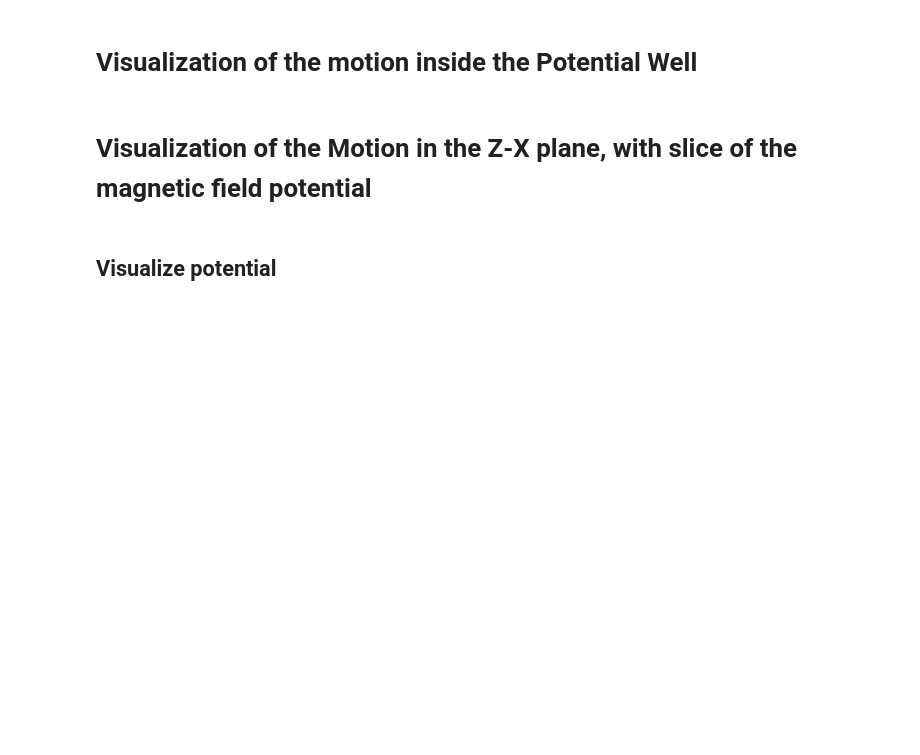
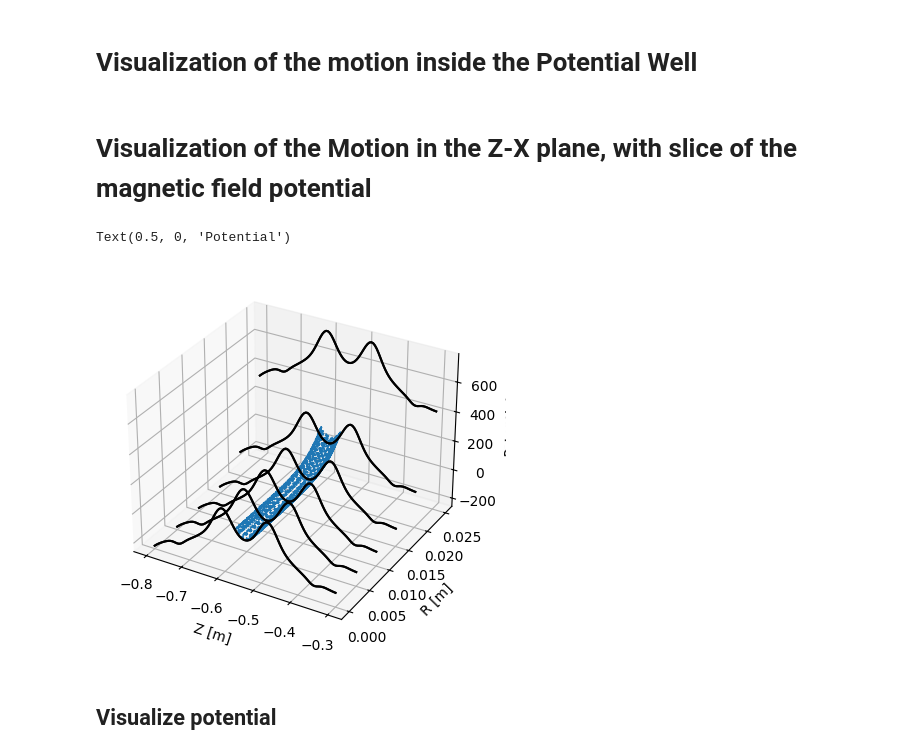
Before and after one commit to Adrianodelvincio/alphag_frequentist_analysis_2025, a Jupyter notebook: toy/Testing.ipynb, the cells around one changed output. Saved outputs shown, nothing was run; the diff lists cells and outputs as text; code cells hidden in the pictures; blank space fills up the shorter version.

```diff
--- a/toy/Testing.ipynb
+++ b/toy/Testing.ipynb
@@ -575,7 +634,12 @@ def slice_plotter(f, Bfield, zc, height, alpha, ax):
                xcomp,
                ycomp, # y component
                zcomp, # z component
-               harmonic_coefficient, harmonic_degree)
+               harmonic_coefficient, harmonic_degree)*1e4
+    Potential -= f(Bfield,
+               0,
+               0, # y component
+               CONSTANTS.Zmid, # z component
+               harmonic_coefficient, harmonic_degree)*1e4
     ax.plot(zcomp, xcomp , Potential, linestyle = "-", color = "black", alpha = alpha)
 # %% [markdown]
 # Visualization of the Motion in the Z-X plane, with slice of the magnetic field potential
@@ -589,38 +653,41 @@ end = 5000
 fig = plt.figure()
 ax1 = fig.add_subplot(111, projection='3d')
 
 # Trajectoy in Potential
-Potential = BfieldExtended(Bfield_17mT,
-                           np.array(Xv),
-                           np.array(Yv),
-                           np.array(Zv),
-                           harmonic_coefficient, harmonic_degree)
+Potential = BfieldExtended(Bfield_17mT, np.array(Xv), np.array(Yv),np.array(Zv),
+                           harmonic_coefficient, harmonic_degree)*1e4
+
+Potential -= BfieldExtended(Bfield_17mT, 0,0, CONSTANTS.Zmid,
+                           harmonic_coefficient, harmonic_degree)*1e4
 
 # Plot trajectory in the potential well
 ax1.plot(Zv[:end],
          np.sqrt(np.array(Xv[:end])**2 + np.array(Yv[:end])**2),
          Potential[:end],
          linestyle = "dotted")
 
 #slice
 
 
 height = np.linspace(0, 0.025, 6)
 
 for h in height:
     alpha = 1
     slice_plotter(BfieldExtended, Bfield_17mT, 0, h, alpha, ax1)
     slice_plotter(BfieldExtended, Bfield_17mT, 0, h, alpha, ax1)
 
 # ax.set_xlim(-0.800, -0.300)
 # ax.set_ylim(-0.250, +0.250)
 # ax.set_zlim(-0.250, +0.250)
 
 ax1.set_xlabel("Z [m]")
 ax1.set_ylabel("R [m]")
 ax1.set_zlabel("Potential")
 
 #plt.show()
+# %% [output]
+Text(0.5, 0, 'Potential')
+[figure, added]
 # %% [markdown]
 ## Visualize potential
 # %%
```
Also changed, not shown: parts of 20 cells of this notebook, 7 other files.
